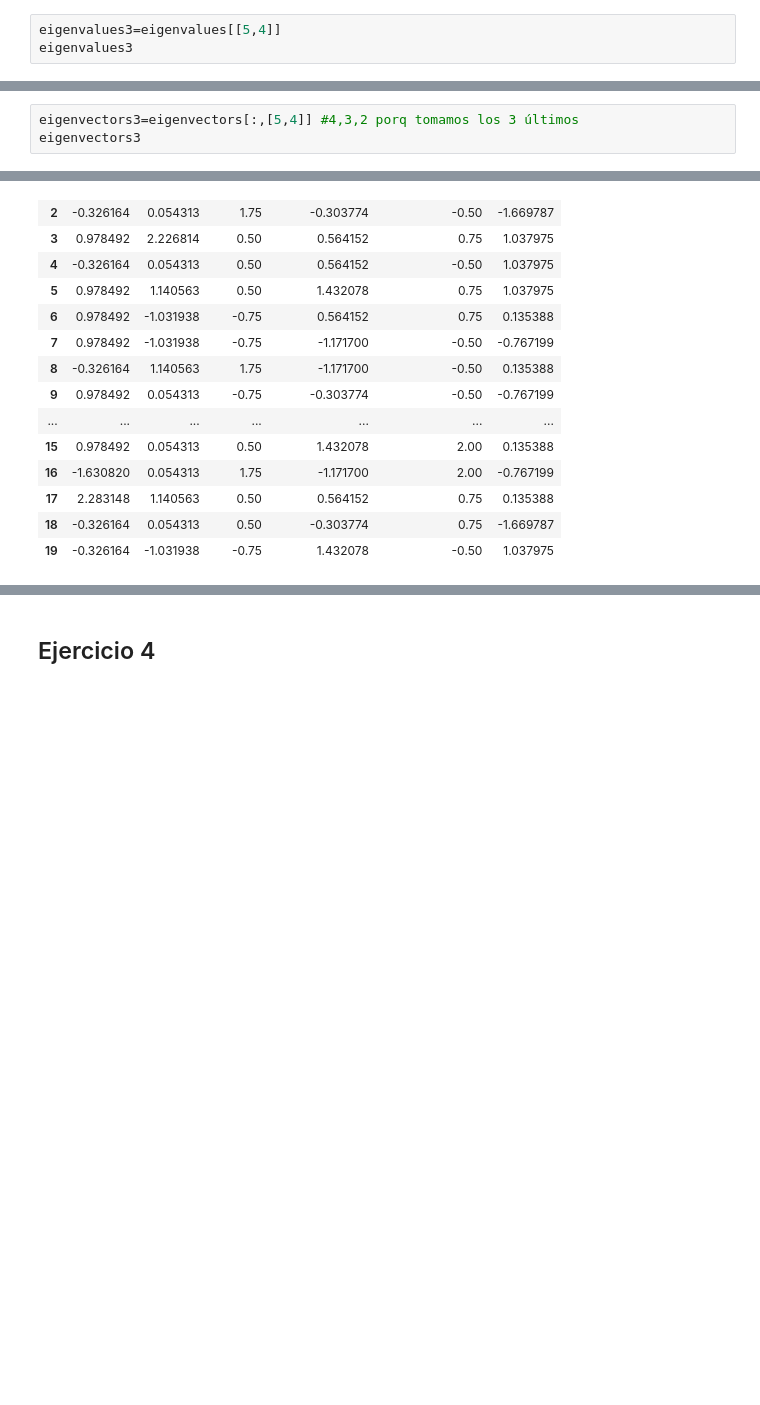
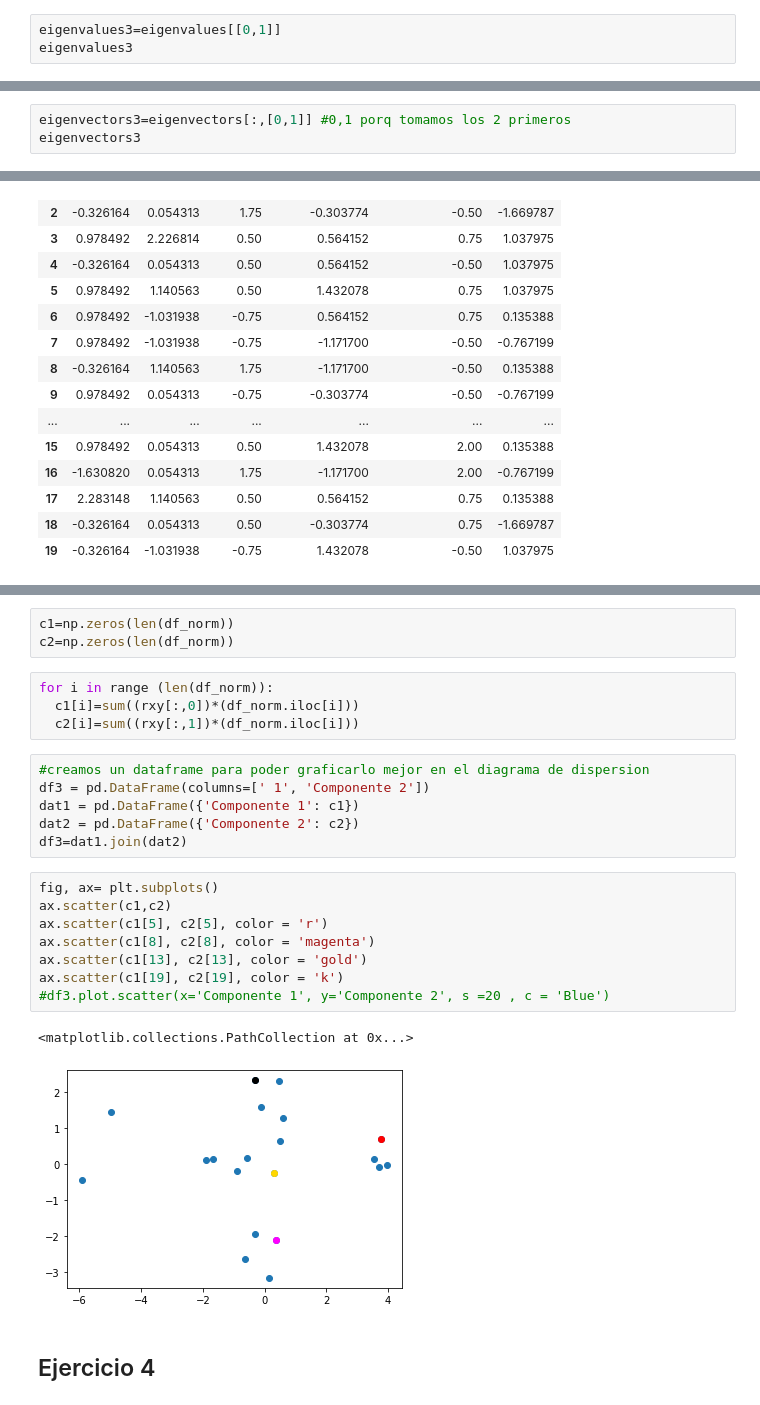
Before and after one commit to PilarAriasVazquez/MineriaL1P1, a Jupyter notebook: L1P3.ipynb, the cells around one changed output, grey strips where cells are left out. Saved outputs shown, nothing was run; the diff lists cells and outputs as text; blank space fills up the shorter version.

```diff
--- a/L1P3.ipynb
+++ b/L1P3.ipynb
@@ -261,6 +277,6 @@ Primero calculamos las 2 primeras componentes principales.
 # %%
 datos=pd.DataFrame(df)
 # %%
-eigenvalues3=eigenvalues[[5,4]]
+eigenvalues3=eigenvalues[[0,1]]
 eigenvalues3
 # %% [output]
@@ -268,4 +284,4 @@ array([0.16420572, 0.47459774])
 # %%
-eigenvectors3=eigenvectors[:,[5,4]] #4,3,2 porq tomamos los 3 últimos
+eigenvectors3=eigenvectors[:,[0,1]] #0,1 porq tomamos los 2 primeros
 eigenvectors3
 # %% [output]
@@ -337,3 +369,27 @@ df_norm
+# %%
+c1=np.zeros(len(df_norm))
+c2=np.zeros(len(df_norm))
+# %%
+for i in range (len(df_norm)):
+  c1[i]=sum((rxy[:,0])*(df_norm.iloc[i]))
+  c2[i]=sum((rxy[:,1])*(df_norm.iloc[i]))
+# %%
+#creamos un dataframe para poder graficarlo mejor en el diagrama de dispersion
+df3 = pd.DataFrame(columns=[' 1', 'Componente 2'])
+dat1 = pd.DataFrame({'Componente 1': c1})
+dat2 = pd.DataFrame({'Componente 2': c2})
+df3=dat1.join(dat2)
+# %%
+fig, ax= plt.subplots()
+ax.scatter(c1,c2)
+ax.scatter(c1[5], c2[5], color = 'r')
+ax.scatter(c1[8], c2[8], color = 'magenta')
+ax.scatter(c1[13], c2[13], color = 'gold')
+ax.scatter(c1[19], c2[19], color = 'k')
+#df3.plot.scatter(x='Componente 1', y='Componente 2', s =20 , c = 'Blue')
+# %% [output]
+<matplotlib.collections.PathCollection at 0x...>
+[figure, added]
 # %% [markdown]
 ## Ejercicio 4
 # %%
```
Also changed, not shown: parts of 19 cells of this notebook.
